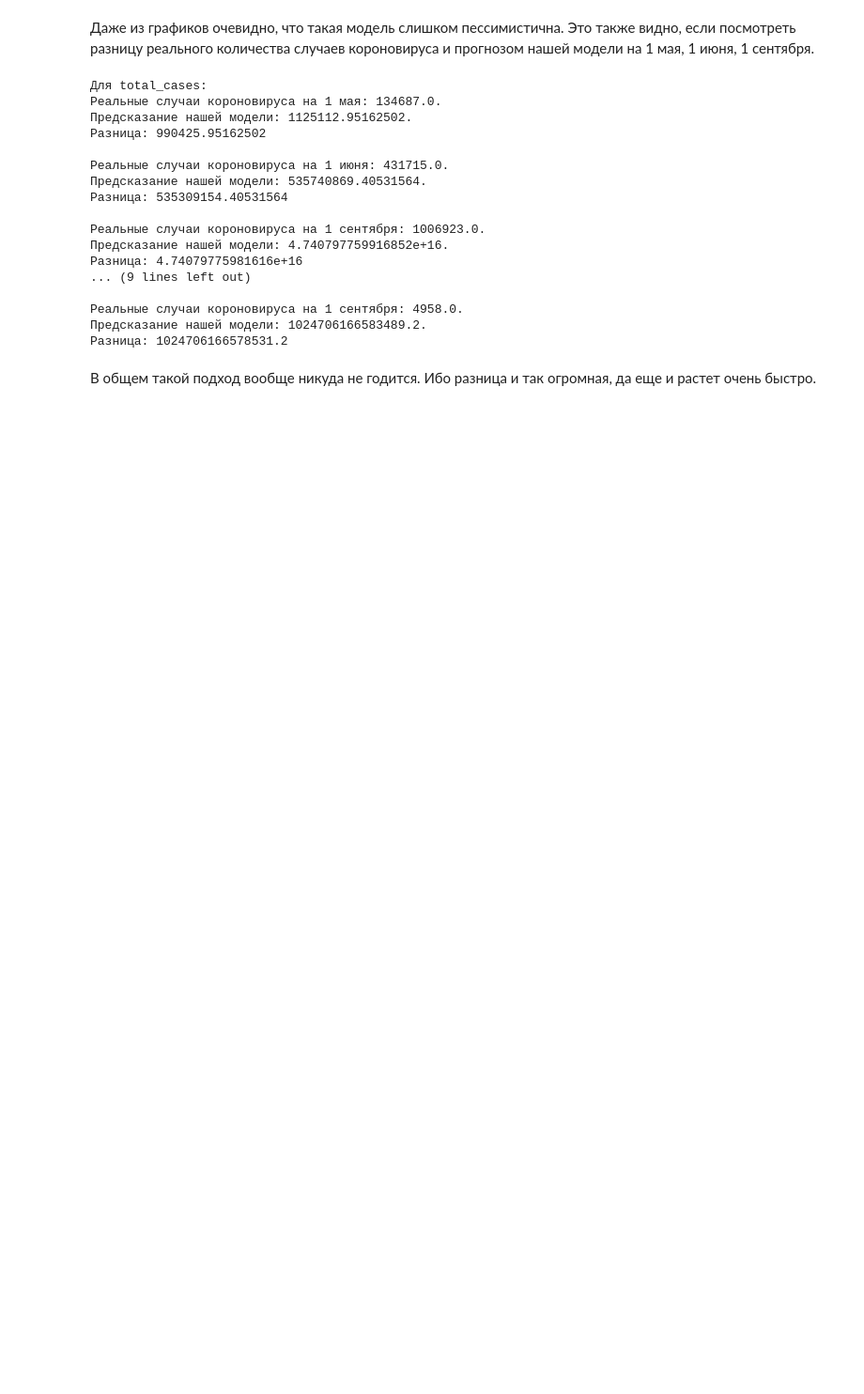
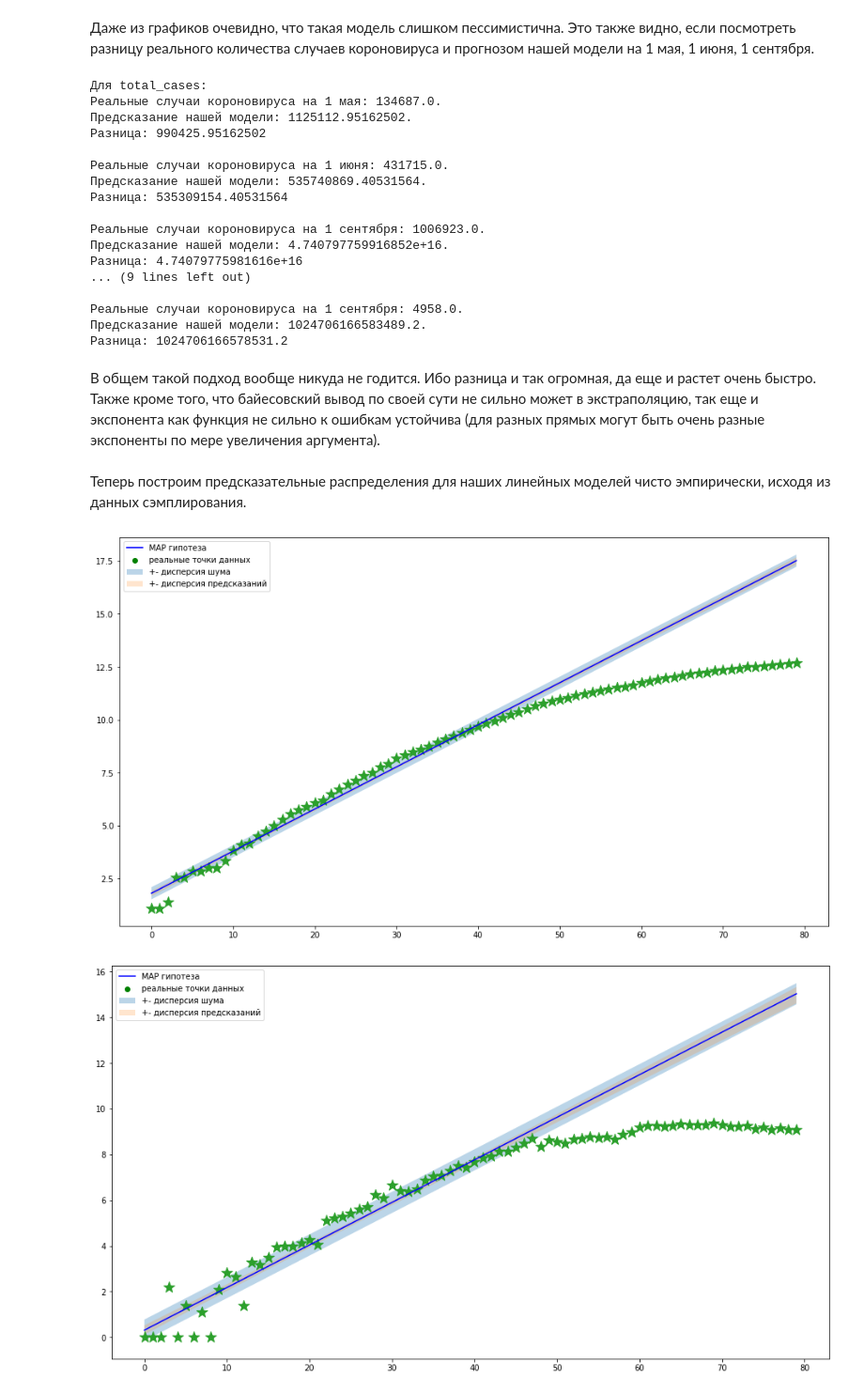
Before and after one commit to maxima1ist/made-advanced-ml-2022-hw, a Jupyter notebook: hw-1/linear_regression.ipynb, the cells around one changed output. Shown at 94% size. Cells and saved outputs as stored; diff of their text form; code cells hidden in the pictures; blank space fills up the shorter version.

```diff
--- a/hw-1/linear_regression.ipynb
+++ b/hw-1/linear_regression.ipynb
@@ -299,9 +317,0 @@ def myplot_sample_exp(mu, sigma,
-# %%
-for target in targets:
-    myplot_sample_exp(mu_sigma[target][0],
-                      mu_sigma[target][1],
-                      days,
-                      train_target_log[target].append(test_target_log[target]),
-                      target,
-                      "days",
-                      "cases")
@@ -351,4 +358,33 @@ for target in targets:
 Предсказание нашей модели: 1024706166583489.2.
 Разница: 1024706166578531.2
 # %% [markdown]
-В общем такой подход вообще никуда не годится. Ибо разница и так огромная, да еще и растет очень быстро.
+В общем такой подход вообще никуда не годится. Ибо разница и так огромная, да еще и растет очень быстро. Также кроме того, что байесовский вывод по своей сути не сильно может в экстраполяцию, так еще и экспонента как функция не сильно к ошибкам устойчива (для разных прямых могут быть очень разные экспоненты по мере увеличения аргумента).
+# %% [markdown]
+Теперь построим предсказательные распределения для наших линейных моделей чисто эмпирически, исходя из данных сэмплирования.
+# %%
+def plot_predictions_lines(xs, ys, mu, mae, samples):
+    fig = plt.figure(figsize=(16, 9))
+    ax = fig.add_subplot()
+    ax.scatter(xs, ys, color="green", label="реальные точки данных")
+    ax.plot(xs, mu[0] + mu[1] * np.array(xs),
+            color="blue", label="MAP гипотеза")
+    ax.fill_between(xs,
+                    mu[0] + mu[1] * np.array(xs) - mae,
+                    mu[0] + mu[1] * np.array(xs) + mae,
+                    alpha=.3, label="+- дисперсия шума")
+    ax.fill_between(xs,
+                    np.mean(samples, axis=0) - np.std(samples, axis=0),
+                    np.mean(samples, axis=0) + np.std(samples, axis=0),
+                    alpha=.2, label="+- дисперсия предсказаний")
+    ax.scatter(xs, ys, marker='*', s=200)
+    ax.legend()
+# %%
+for target in targets:
+    plot_predictions_lines(days,
+                           train_target_log[target].append(test_target_log[target]),
+                           mu_sigma[target][0],
+                           maes[target],
+                           samples[target])
+# %% [output]
+[figure, added]
+[figure, added]
```
Also changed, not shown: parts of 12 cells of this notebook.
